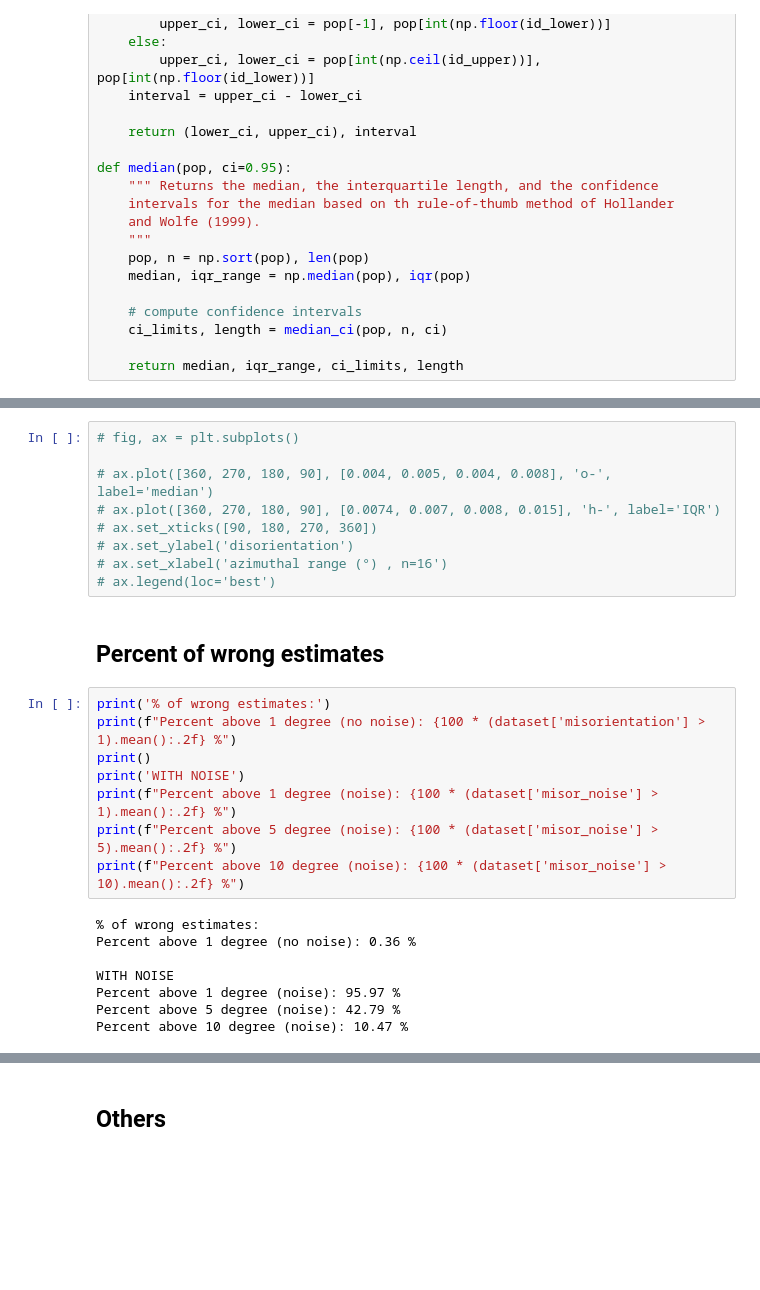
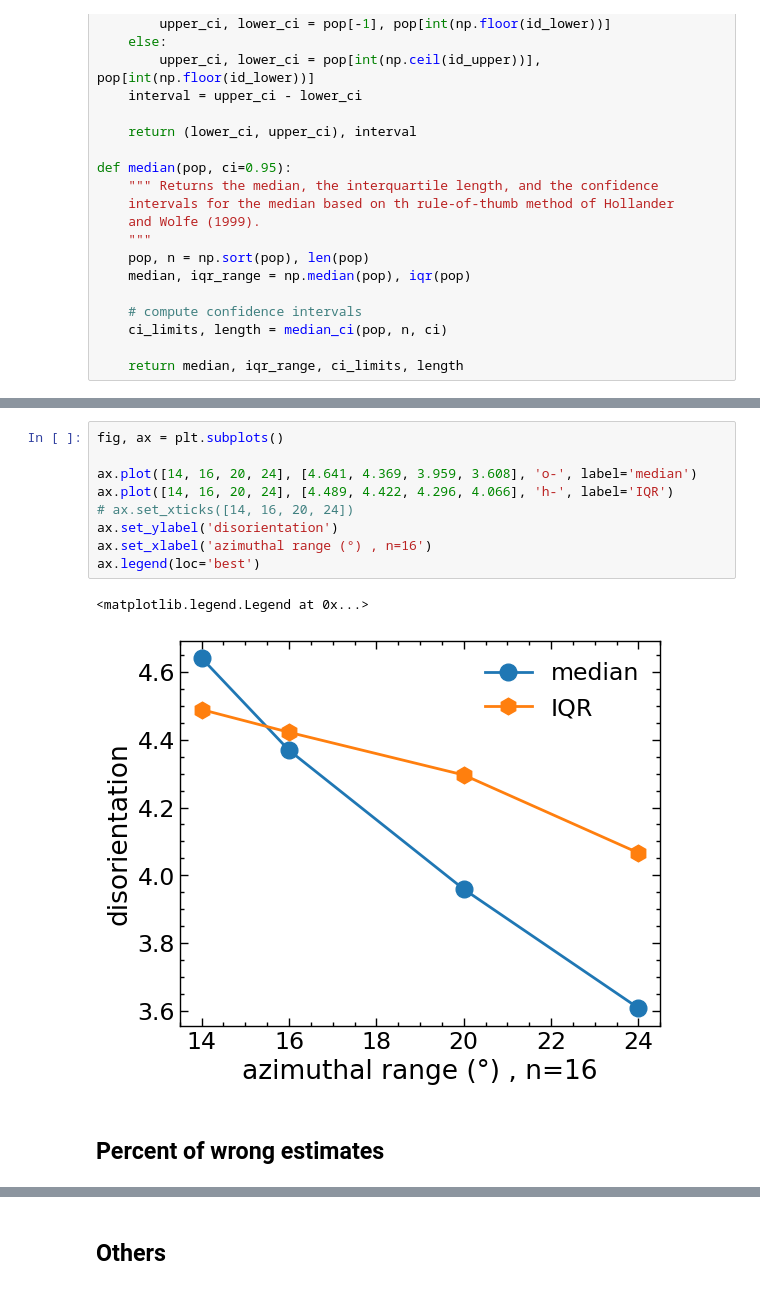
Before and after one commit to bertopadron/FTIR-EBSD, a Jupyter notebook: docs/08b_stats_test.ipynb, the cells around one changed output, grey strips where cells are left out. Saved outputs shown, nothing was run; the diff lists cells and outputs as text; blank space fills up the shorter version.

```diff
--- a/docs/08b_stats_test.ipynb
+++ b/docs/08b_stats_test.ipynb
@@ -165,27 +191,14 @@ Median: 4.405; CI(min,max): (4.283, 4.517)
 # %%
-# fig, ax = plt.subplots()
+fig, ax = plt.subplots()
 
-# ax.plot([360, 270, 180, 90], [0.004, 0.005, 0.004, 0.008], 'o-', label='median')
-# ax.plot([360, 270, 180, 90], [0.0074, 0.007, 0.008, 0.015], 'h-', label='IQR')
-# ax.set_xticks([90, 180, 270, 360])
-# ax.set_ylabel('disorientation')
-# ax.set_xlabel('azimuthal range (°) , n=16')
-# ax.legend(loc='best')
+ax.plot([14, 16, 20, 24], [4.641, 4.369, 3.959, 3.608], 'o-', label='median')
+ax.plot([14, 16, 20, 24], [4.489, 4.422, 4.296, 4.066], 'h-', label='IQR')
+# ax.set_xticks([14, 16, 20, 24])
+ax.set_ylabel('disorientation')
+ax.set_xlabel('azimuthal range (°) , n=16')
+ax.legend(loc='best')
+# %% [output]
+<matplotlib.legend.Legend at 0x...>
+[figure, added]
 # %% [markdown]
 ## Percent of wrong estimates
-# %%
-print('% of wrong estimates:')
-print(f"Percent above 1 degree (no noise): {100 * (dataset['misorientation'] > 1).mean():.2f} %")
-print()
-print('WITH NOISE')
-print(f"Percent above 1 degree (noise): {100 * (dataset['misor_noise'] > 1).mean():.2f} %")
-print(f"Percent above 5 degree (noise): {100 * (dataset['misor_noise'] > 5).mean():.2f} %")
-print(f"Percent above 10 degree (noise): {100 * (dataset['misor_noise'] > 10).mean():.2f} %")
-# %% [output]
-% of wrong estimates:
-Percent above 1 degree (no noise): 0.36 %
-
-WITH NOISE
-Percent above 1 degree (noise): 95.97 %
-Percent above 5 degree (noise): 42.79 %
-Percent above 10 degree (noise): 10.47 %
```
Also changed, not shown: parts of 9 cells of this notebook.
